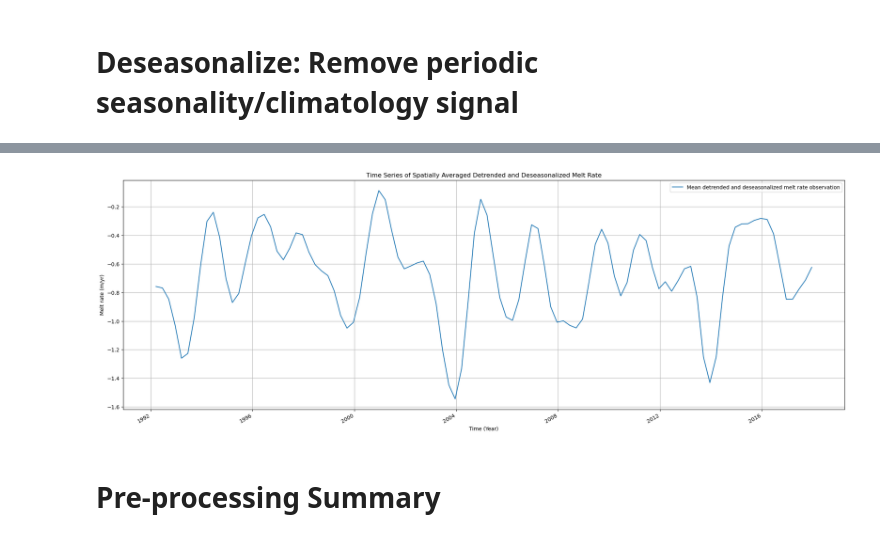
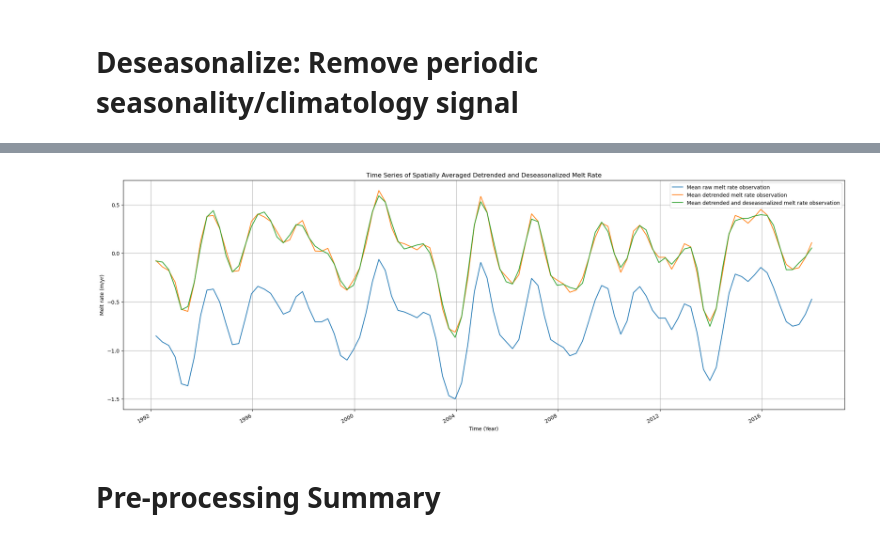
Before and after one commit to mshiv/AISLENS, a Jupyter notebook: notebooks/01-AIS-basal-melt-modern-sat-observations-data-preprocessing.ipynb, the cells around one changed output, grey strips where cells are left out. Saved outputs shown, nothing was run; the diff lists cells and outputs as text; code cells hidden in the pictures.

```diff
--- a/notebooks/01-AIS-basal-melt-modern-sat-observations-data-preprocessing.ipynb
+++ b/notebooks/01-AIS-basal-melt-modern-sat-observations-data-preprocessing.ipynb
@@ -242,15 +245,17 @@ plt.show()
 # %%
 # Plot the time series of the detrended and deseasonalized melt rate
 plt.figure(figsize=(25,8))
+obs23_melt_ts.plot(label='Mean raw melt rate observation')
+obs23_melt_detrend_uniform_ts.plot(label='Mean detrended melt rate observation')
 obs23_melt_detrend_uniform_deseasonalize_uniform_ts.plot(label='Mean detrended and deseasonalized melt rate observation')
 plt.xlabel('Time (Year)')
 plt.ylabel('Melt rate (m/yr)')
 plt.title('Time Series of Spatially Averaged Detrended and Deseasonalized Melt Rate')
 plt.legend()
 plt.grid()
 plt.show()
 # %% [output]
-[figure, old version]
+[figure, new version]
 # %% [markdown]
 # Pre-processing Summary
 # %%
```
Also changed, not shown: parts of 7 cells of this notebook, 1 other file.
